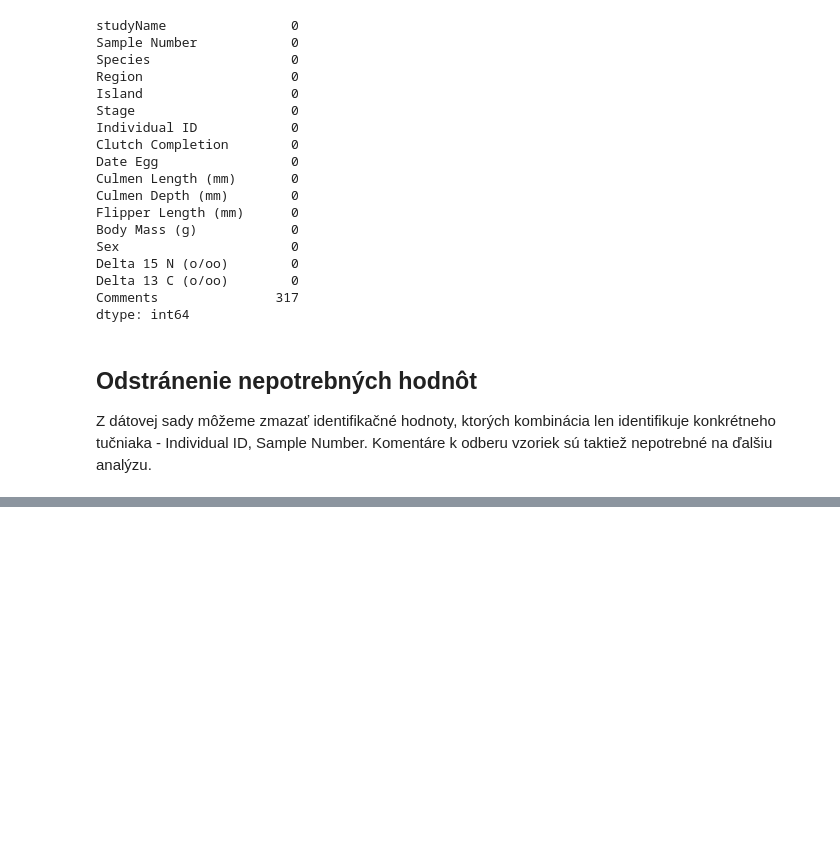
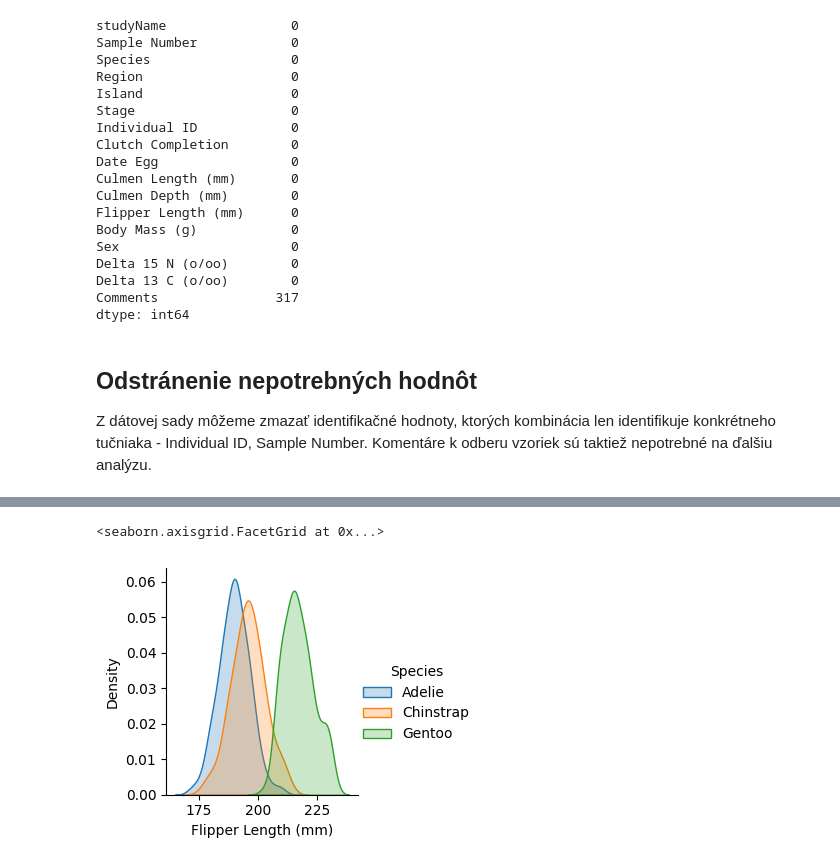
Before and after one commit to CorgoShip/UPA_Proj2, a Jupyter notebook: tucnaci.ipynb, the cells around one changed output, grey strips where cells are left out. Drawn from its saved outputs; the diff is of its cells as text; code cells hidden in the pictures; blank space fills up the shorter version.

```diff
--- a/tucnaci.ipynb
+++ b/tucnaci.ipynb
@@ -93,0 +124,7 @@ df.drop(['Individual ID', "Sample Number", "Comments"], axis = 1, inplace=True,
+# %%
+sns.FacetGrid(df, hue="Species") \
+   .map(sns.kdeplot, "Flipper Length (mm)", fill=True) \
+   .add_legend()
+# %% [output]
+<seaborn.axisgrid.FacetGrid at 0x...>
+[figure, added]
```
Also changed, not shown: parts of 7 cells of this notebook, 2 other files.
